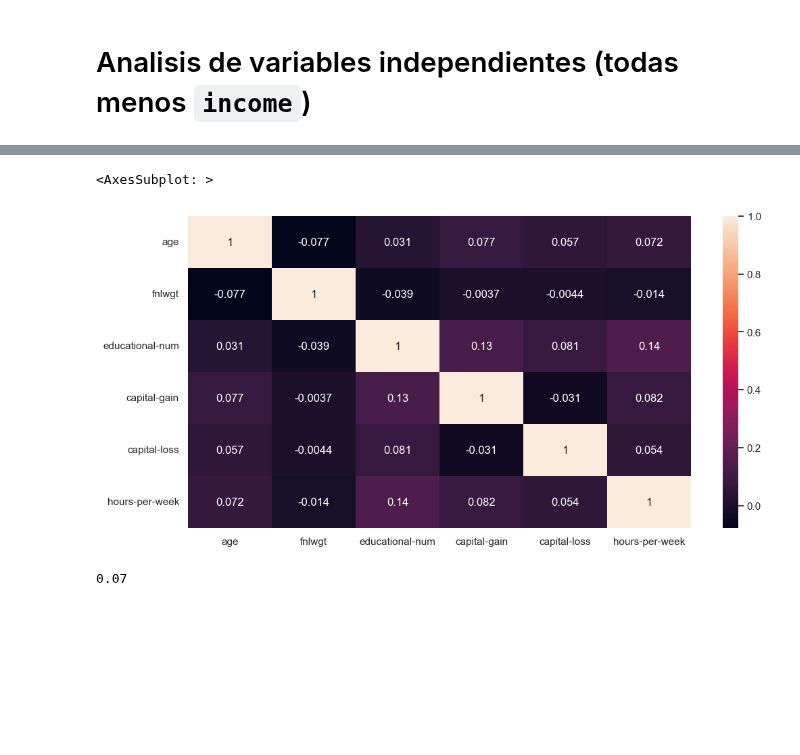
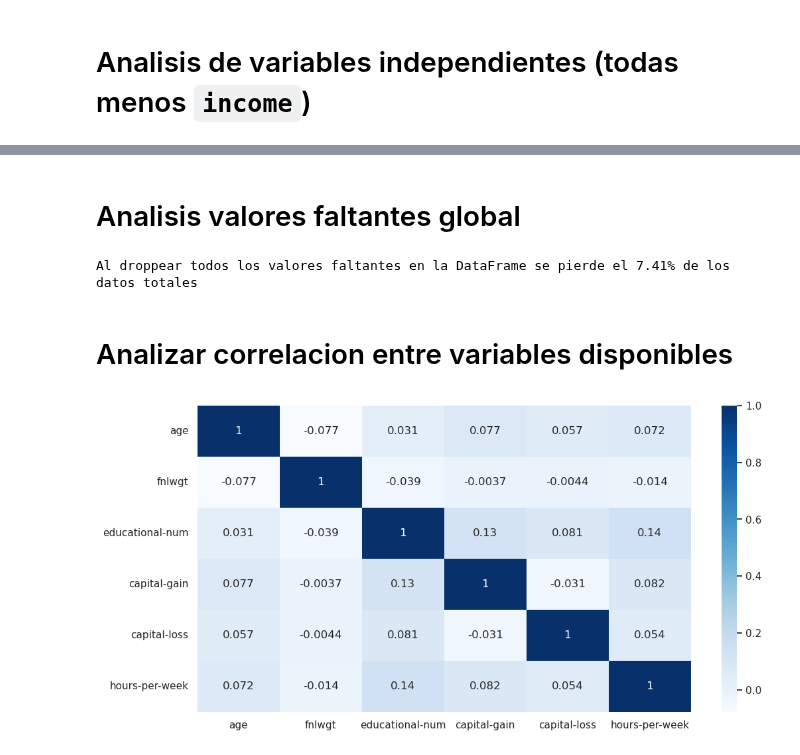
Before and after one commit to JavierRojas14/personal, a Jupyter notebook: G56/fundamentos-data-science/hito_2/hito_2_enunciado_1.ipynb, the cells around one changed output, grey strips where cells are left out. Drawn from its saved outputs; the diff is of its cells as text; code cells hidden in the pictures; blank space fills up the shorter version.

Commit message:
Calcula el % de datos droppeados

```diff
--- a/G56/fundamentos-data-science/hito_2/hito_2_enunciado_1.ipynb
+++ b/G56/fundamentos-data-science/hito_2/hito_2_enunciado_1.ipynb
@@ -115,10 +104,15 @@ Name: marital-status, dtype: int64
-# %%
-sns.heatmap(df.corr(), annot=True)
-# %% [output]
-<AxesSubplot: >
-[figure, removed]
+# %% [markdown]
+# Analisis valores faltantes global
+# %%
+aux.mostrar_perdida_de_datos(df)
+# %% [output]
+Al droppear todos los valores faltantes en la DataFrame se pierde el 7.41% de los datos totales
+# %% [markdown]
+# Analizar correlacion entre variables disponibles
+# %%
+aux.analizar_correlacion_todas_las_variables(df)
+# %% [output]
+[figure, added]
 # %%
-aux.calcular_perdida_de_datos(df)
+
 # O sea, que al droppear los datos faltantes, se pierde el 7% de los datos originales.
-# %% [output]
-0.07
```
Also changed, not shown: parts of 6 cells of this notebook, 1 other file.
